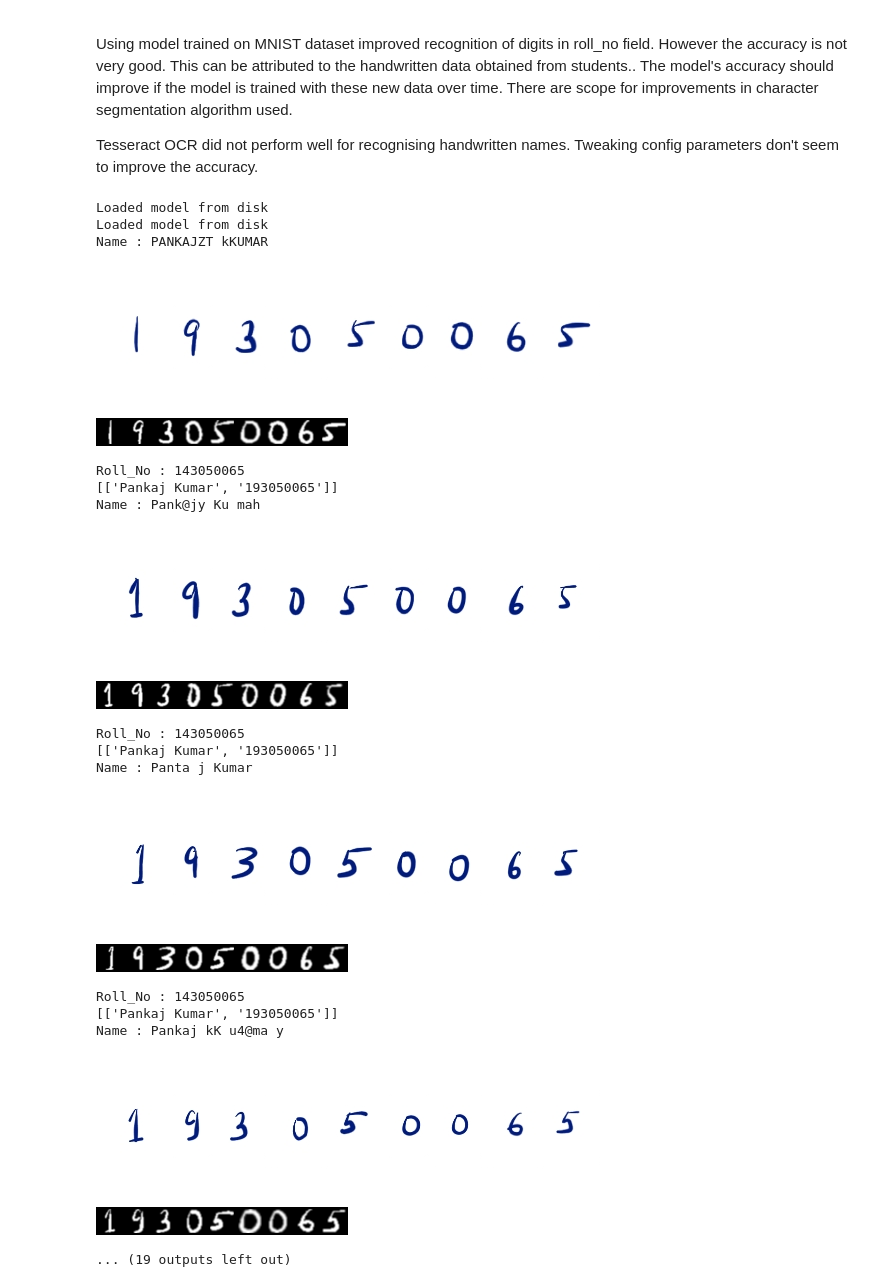
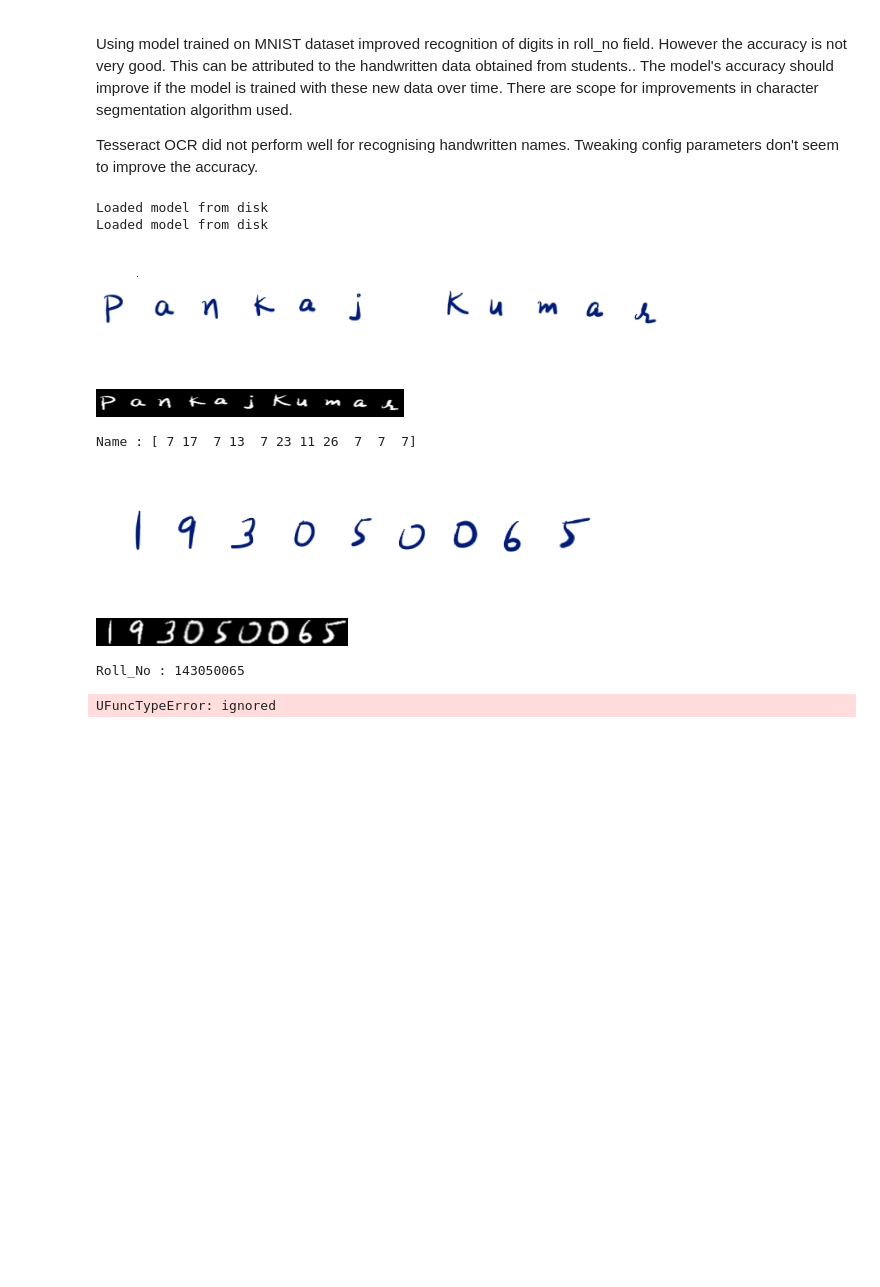
Before and after one commit to pnkjkpvt/SAFE_OCR, a Jupyter notebook: SAFE_OCR.ipynb, the cells around one changed output. Drawn from its saved outputs; the diff is of its cells as text; code cells hidden in the pictures; blank space fills up the shorter version.

Commit message:
Including EMNIST model, initial commit, code incomplete

```diff
--- a/SAFE_OCR.ipynb
+++ b/SAFE_OCR.ipynb
@@ -417,62 +421,68 @@ for filename in files:
         # print('\n' + filename)
         img = cv2.imread(filename)
 
+        ##==========================================================
+        ##    Processing Name and Roll_number section using Tesseract
+        ##==========================================================
         ## Crop name section for faster recognision
-        ## TODO - Identify Name and roll number regions it autmatically
-        name_img = img[name_box[1]:name_box[3], name_box[0]:name_box[2]]
-        name_img = to_binary_image(name_img)
-        # cv2_imshow(name_img)
-        name_text = pytesseract.image_to_string(name_img,
-                                                config='--psm 10 --oem 3 -c tessedit_char_whitelist=abcdefghijklmnopqrstuvwxyzABCDEFGHIJKLMNOPQRSTUVWXYZ')
-        print('Name :', name_text)
+        ## TODO - Identify Name and roll number regions autmatically
+        # name_img = img[name_box[1]:name_box[3], name_box[0]:name_box[2]]
+        # name_img = to_binary_image(name_img)
+        # # cv2_imshow(name_img)
+        # name_text = pytesseract.image_to_string(name_img,
+        #                                         config='--psm 10 --oem 3 -c tessedit_char_whitelist=abcdefghijklmnopqrstuvwxyzABCDEFGHIJKLMNOPQRSTUVWXYZ')
+        # print('Name :', name_text)
 
 
         ## Crop roll_number section for faster recognision
         # roll_img = img[roll_box[1]:roll_box[3], roll_box[0]:roll_box[2]]
         # roll_img = to_binary_image(roll_img)
         # cv2_imshow(roll_img)
         # roll_text = pytesseract.image_to_string(roll_img, config='--psm 6')# --oem 3 -c tessedit_char_whitelist=0123456789abcdefghijklmnopqrstuvwxyzABCDEFGHIJKLMNOPQRSTUVWXYZ')
         # roll_text = clean_roll_number(roll_text)
         # print('Roll no :', roll_text)
+        ##----------------------------------------------------------
+
+
 
         ##==========================================================
-        ##    Processing Roll_number section using MNIST model
+        ##    Processing Name and Roll_number section using trained models
         ##==========================================================
+        ## Crop name section for faster recognision
+        ## TODO - Identify Name and roll number regions autmatically
+        name_img = img[name_box[1]:name_box[3], name_box[0]:name_box[2]]
+        name_img, char_boundary = segment_characters(name_img)
+
+        processed_letters = process_data_for_model(name_img, char_boundary, center_fit=False, padding=False)
+        name_text = EMNIST_model.predict_classes(processed_letters)
+        # EMNIST model doesn't return a character but a number so it needs to be converted to proper character
+        classes = 'ABCDEFGHIJKLMNOPQRSTUVWXYZabdefghnqrt'
+        # name_text = ''.join([classes[int(elem)] for elem in name_text])
+        print('Name :', name_text)
+
         roll_img = img[roll_box[1]:roll_box[3], roll_box[0]:roll_box[2]]
         roll_img, char_boundary = segment_characters (roll_img)
 
         # cv2_imshow(roll_img[y:y+h, x:x+w])
         processed_digits = process_data_for_model(roll_img, char_boundary)
-        roll_text = loaded_model.predict_classes(processed_digits)  #This is a list at this time
+        roll_text = MNIST_model.predict_classes(processed_digits)  #This is a list at this time
         roll_text = ''.join([str(elem) for elem in roll_text])
         print ('Roll_No :',roll_text)
         ##----------------------------------------------------------
 
         ## Mathcing with existing records
         found_record = find_record(name_text, roll_text)
         print(found_record)
 # %% [output]
 Loaded model from disk
 Loaded model from disk
-Name : PANKAJZT kKUMAR
-[figure, old version]
+[figure, new version]
-[figure, old version]
+[figure, new version]
-Roll_No : 143050065
-[['Pankaj Kumar', '193050065']]
-Name : Pank@jy Ku mah
+Name : [ 7 17  7 13  7 23 11 26  7  7  7]
-[figure, old version]
+[figure, new version]
-[figure, old version]
+[figure, new version]
 Roll_No : 143050065
-[['Pankaj Kumar', '193050065']]
-Name : Panta j Kumar
-[figure, removed]
-[figure, removed]
-Roll_No : 143050065
-[['Pankaj Kumar', '193050065']]
-Name : Pankaj kK u4@ma y
+UFuncTypeError: ignored
-[figure, removed]
-[figure, removed]
-... (19 outputs left out)
 # %%
 ''' This code finds the regions with all the boxes. i.e. this code will find the Roll_no region and Name region separately'''
 
```
Also changed, not shown: parts of 4 cells of this notebook.
